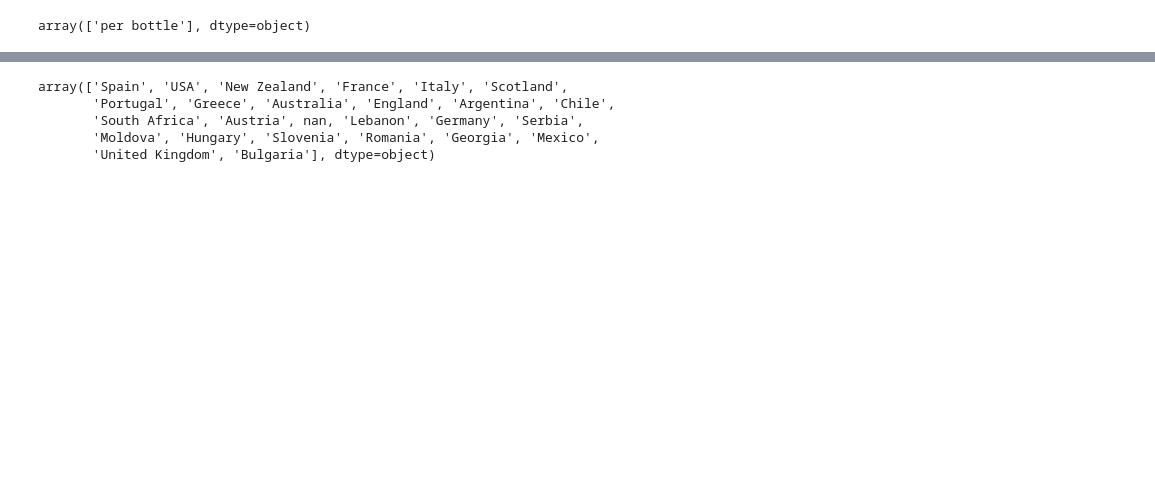
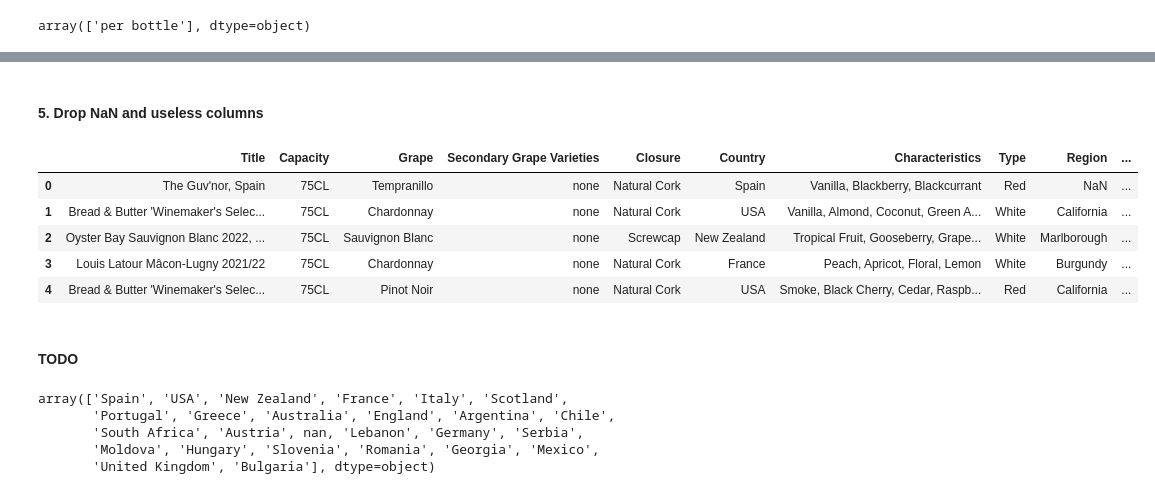
Before and after one commit to pierreLouisClv/Spochify, a Jupyter notebook: Spochify.ipynb, the cells around one changed output, grey strips where cells are left out. Cells and saved outputs as stored; diff of their text form; code cells hidden in the pictures; blank space fills up the shorter version.

Commit message:
cleaning

```diff
--- a/Spochify.ipynb
+++ b/Spochify.ipynb
@@ -67,0 +91,3 @@ array(['per bottle'], dtype=object)
+# %%
+wine_df['ABV_clean'] = wine_df['ABV'].str.extract(r'(\d+\.\d+)').astype(float)
+wine_df.head()
@@ -68,3 +123,21 @@ array(['per bottle'], dtype=object)
+# %%
+wine_df['Secondary Grape Varieties'] = wine_df['Secondary Grape Varieties'].fillna("none")
+# %% [markdown]
+#### 5. Drop NaN and useless columns
+# %%
+wine_df.dropna(axis=0, subset=['Country', 'Grape', 'Price_clean', 'ABV_clean'], inplace=True)
+# %%
+wine_df = wine_df.drop(columns=["Description", "ABV", "Price", "Unit", "Per bottle / case / each", "Appellation"])
+wine_df.head()
+# %% [output]
+|  | Title | Capacity | Grape | Secondary Grape Varieties | Closure | Country | Characteristics | Type | Region | ... |
+| 0 | The Guv'nor, Spain | 75CL | Tempranillo | none | Natural Cork | Spain | Vanilla, Blackberry, Blackcurrant | Red | NaN | ... |
+| 1 | Bread & Butter 'Winemaker's Selec... | 75CL | Chardonnay | none | Natural Cork | USA | Vanilla, Almond, Coconut, Green A... | White | California | ... |
+| 2 | Oyster Bay Sauvignon Blanc 2022, ... | 75CL | Sauvignon Blanc | none | Screwcap | New Zealand | Tropical Fruit, Gooseberry, Grape... | White | Marlborough | ... |
+| 3 | Louis Latour Mâcon-Lugny 2021/22 | 75CL | Chardonnay | none | Natural Cork | France | Peach, Apricot, Floral, Lemon | White | Burgundy | ... |
+| 4 | Bread & Butter 'Winemaker's Selec... | 75CL | Pinot Noir | none | Natural Cork | USA | Smoke, Black Cherry, Cedar, Raspb... | Red | California | ... |
+# %% [markdown]
+#### TODO
 # %%
 wine_df["Country"].unique()
 # %% [output]
```
Also changed, not shown: parts of 15 cells of this notebook.
